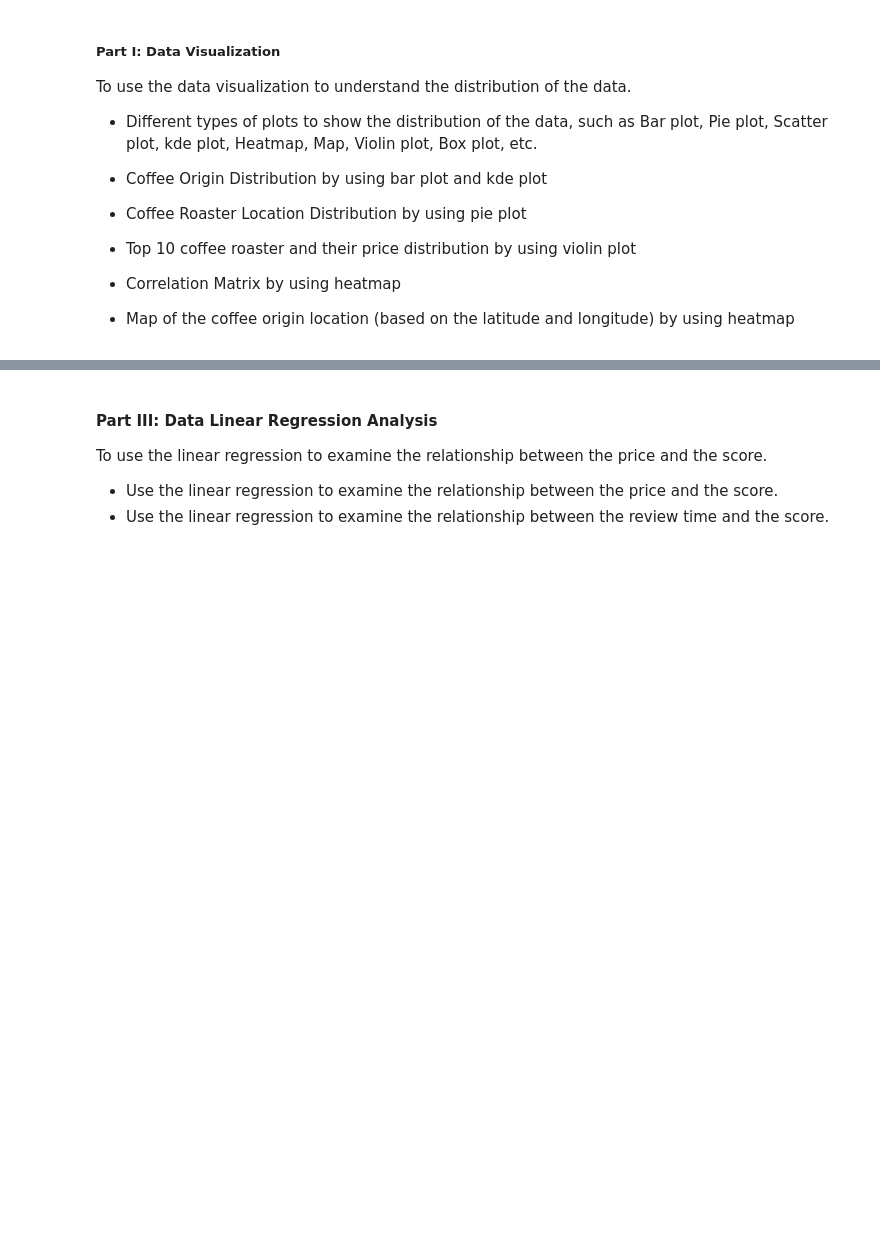
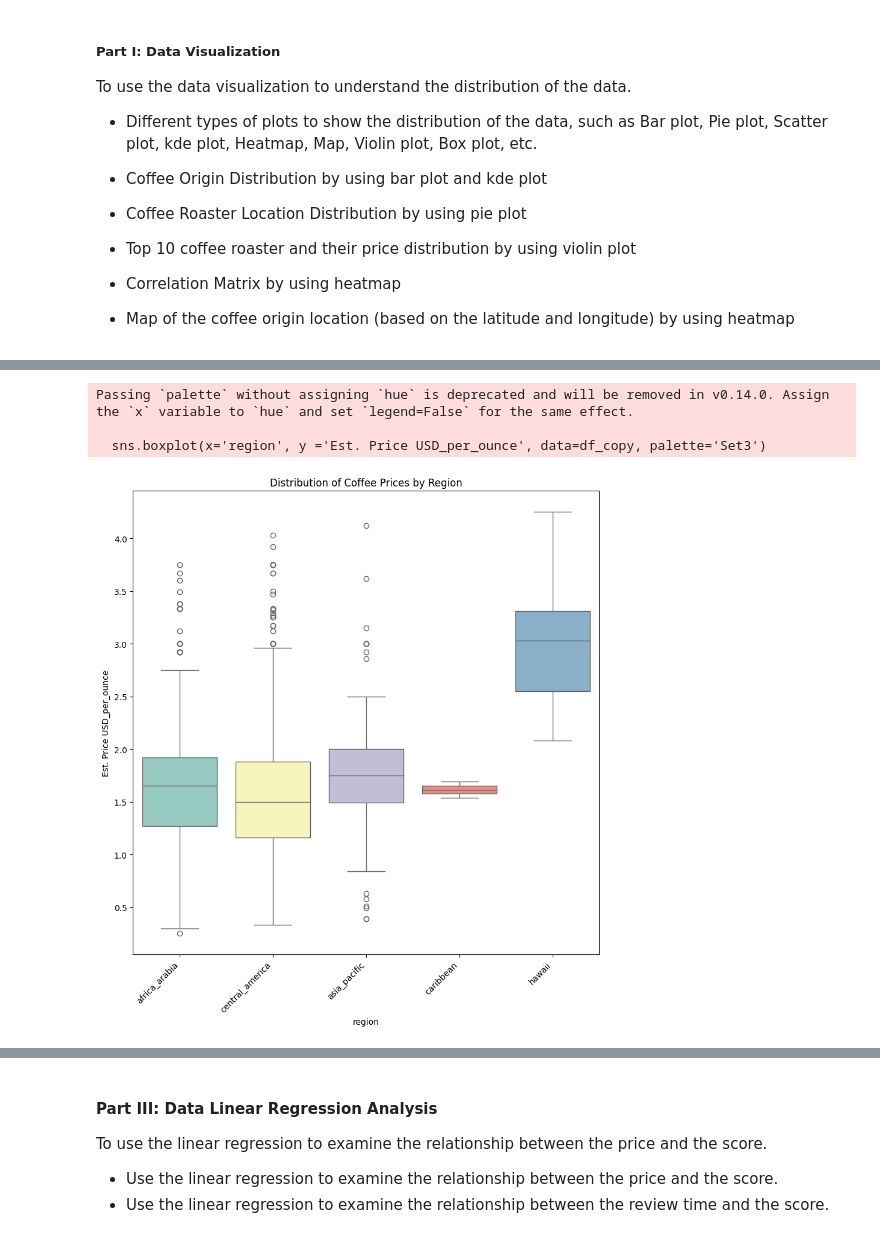
Before and after one commit to wenshanliu653/Springboard_Capstone, a Jupyter notebook: EDA/notebook.ipynb, the cells around one changed output, grey strips where cells are left out. Drawn from its saved outputs; the diff is of its cells as text; code cells hidden in the pictures; blank space fills up the shorter version.

```diff
--- a/EDA/notebook.ipynb
+++ b/EDA/notebook.ipynb
@@ -373,3 +426,36 @@ Max: $8.75
+# %%
+# to show the box plot of the price by region
+import numpy as np
+import pandas as pd
+import seaborn as sns
+import matplotlib.pyplot as plt
+
+
+df_copy = df.copy()
+# remove outliers
+# to calculate the outliers
+# define the outliers: 1.5 * IQR
+q1 = df_copy['Est. Price USD_per_ounce'].quantile(0.25)
+q3 = df_copy['Est. Price USD_per_ounce'].quantile(0.75)
+iqr = q3 - q1
+lower_bound = q1 - 1.5 * iqr
+upper_bound = q3 + 1.5 * iqr
+df_copy = df_copy[df_copy['Est. Price USD_per_ounce'] < upper_bound]
+
+plt.figure(figsize=(10, 10))
+sns.boxplot(x='region', y ='Est. Price USD_per_ounce', data=df_copy, palette='Set3')
+plt.xticks(rotation=45, ha='right')
+
+#to set the title
+plt.title('Distribution of Coffee Prices by Region', fontsize=12)
+
+# to show the plot
+plt.show()
+# %% [output]
+Passing `palette` without assigning `hue` is deprecated and will be removed in v0.14.0. Assign the `x` variable to `hue` and set `legend=False` for the same effect.
+
+  sns.boxplot(x='region', y ='Est. Price USD_per_ounce', data=df_copy, palette='Set3')
+[figure, added]
 # %%
 # to show the heatmap of the correlation matrix
 # to get numeric columns
```
Also changed, not shown: parts of 28 cells of this notebook, 16 other files.
